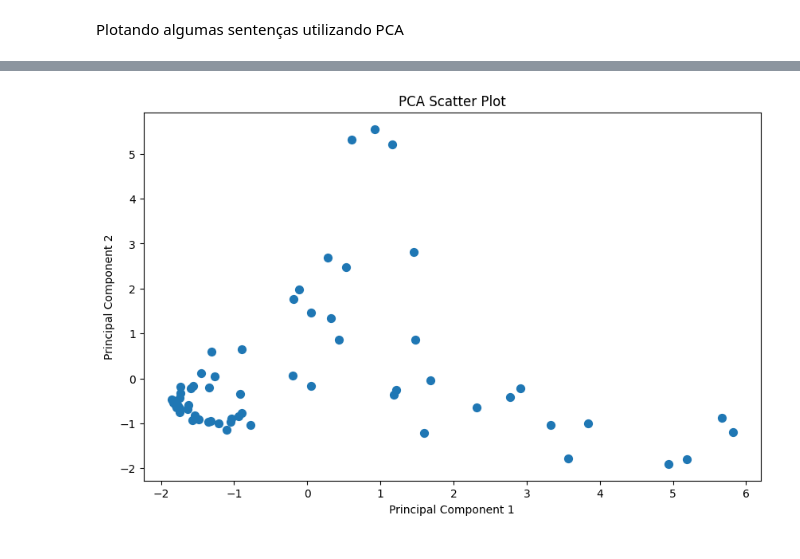
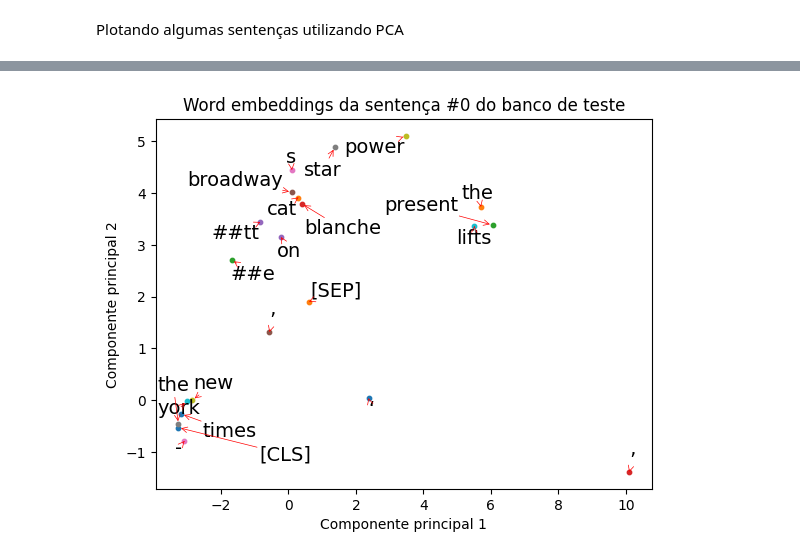
Before and after one commit to ghsaul/tcc_project, a Jupyter notebook: main.ipynb, the cells around one changed output, grey strips where cells are left out. Drawn from its saved outputs; the diff is of its cells as text; code cells hidden in the pictures.

Commit message:
Incluindo o gráfico com os word embeddings
-Abortei a ideia de usar o gradiente integrado por tempo, mas era uma boa ideia

```diff
--- a/main.ipynb
+++ b/main.ipynb
@@ -659,0 +614,12 @@ MCC total: 0.891474
+# %%
+# Importando todos os arrays
+logits = np.load(os.path.join(PASTA_AVALIACAO, f'predictions.npy'))
+true_labels = np.load(os.path.join(PASTA_AVALIACAO, f'true_labels.npy'))
+word_embeddings = np.load(os.path.join(PASTA_AVALIACAO, f'word_embeddings.npy'))
+
+predictions = np.argmax(logits, axis=1).flatten()
+# %%
+# Obtendo uma lista dos tokens de cada sentença do banco de teste
+test_tokens = []
+for i in test_indexes:
+    test_tokens.append(tokenizer.convert_ids_to_tokens([i for i in input_ids[i].tolist() if i != 0]))
@@ -714,4 +693,2 @@ Especificidade no banco de teste:  3.8283%
 # %% [markdown]
 Vamos utilizar o método de Gradientes Integrados (Sundararajan et al., 2017) para visualizar a importância que cada token nas senteças tiveram para a classificação. Para utilizar este método com o modelo BERT, precisamos usar os word embeddings das sentenças e não os tokens.
-# %%
-word_embeddings = np.concatenate(result['last_hidden_state'].numpy(), axis=0)
@@ -733,34 +699,29 @@ Reduced data shape: (64, 2)
-# %%
-%matplotlib inline
-
-# Create a scatter plot
-plt.figure(figsize=(10, 6))  # Adjust the figure size if needed
-plt.scatter(data_reduced[:, 0], data_reduced[:, 1], marker='o', s=50)
-
-# Add labels and title
-plt.xlabel('Principal Component 1')
-plt.ylabel('Principal Component 2')
-plt.title('PCA Scatter Plot')
-
-# Show the plot
-plt.show()
-
-# import matplotlib.pyplot as plt
-
-# y = [2.56422, 3.77284, 3.52623, 3.51468, 3.02199]
-# z = [0.15, 0.3, 0.45, 0.6, 0.75]
-# n = ['hello', 'xyz', 'bbb', 'fasjd', 'boy']
-
-# fig = plt.figure(figsize=(4,3),dpi=144)
-# ax = fig.add_subplot(111)
-
-# def plotWords(words,z,y):
-#     for w,xx,yy in zip(words,z,y):
-#         ax.annotate(w, xy=(xx,yy))
-#     ax.set_ylim(0,5)
-#     plt.show()
-#     return
-
-# plotWords(n,z,y)
-# %% [output]
-[figure, removed]
+# %%
+pca = PCA(n_components=2)
+
+word_embeddings_pca = [pca.fit_transform(we) for we in word_embeddings]
+# %%
+%matplotlib inline
+
+word_id = 0
+tokens = test_tokens[word_id]
+plot_x = word_embeddings_pca[word_id][:len(tokens), 0]
+plot_y = word_embeddings_pca[word_id][:len(tokens), 1]
+
+points = []
+texts = []
+for i, label in enumerate(tokens):
+    point = plt.scatter(plot_x[i], plot_y[i], marker='o', s=10, label=label)  # You can adjust marker size
+    text = plt.text(plot_x[i], plot_y[i], label, fontsize=14, ha='center', va='center')
+
+    points.append(point)
+    texts.append(text)
+
+plt.xlabel('Componente principal 1')
+plt.ylabel('Componente principal 2')
+plt.title(f'Word embeddings da sentença #{word_id} do banco de teste')
+
+adjust_text(texts, plot_x, plot_y, arrowprops=dict(arrowstyle="->", color='r', lw=0.5), autoalign='')  # , only_move={'points':'y', 'text':'y'}
+plt.show()
+# %% [output]
+[figure, added]
```
Also changed, not shown: parts of 23 cells of this notebook, 2 other files.
